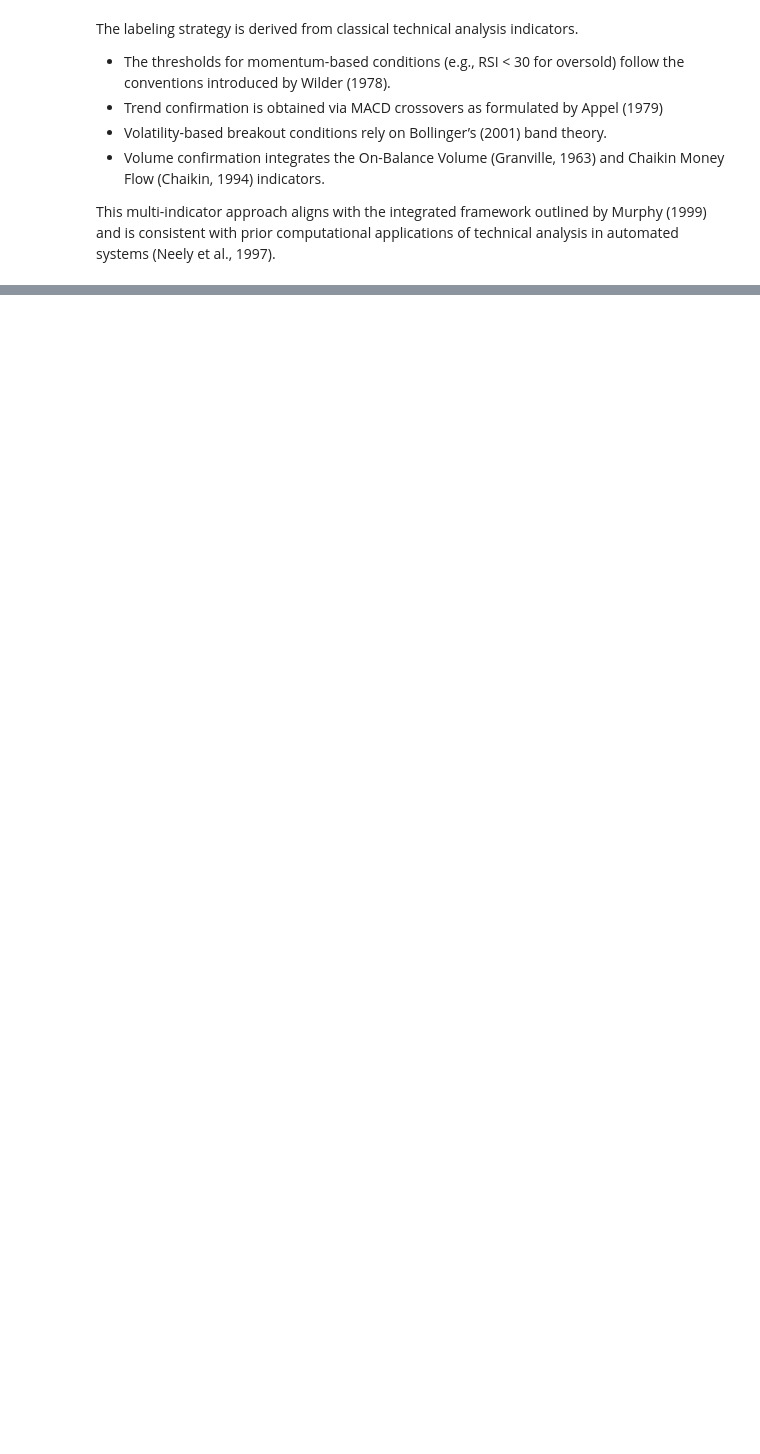
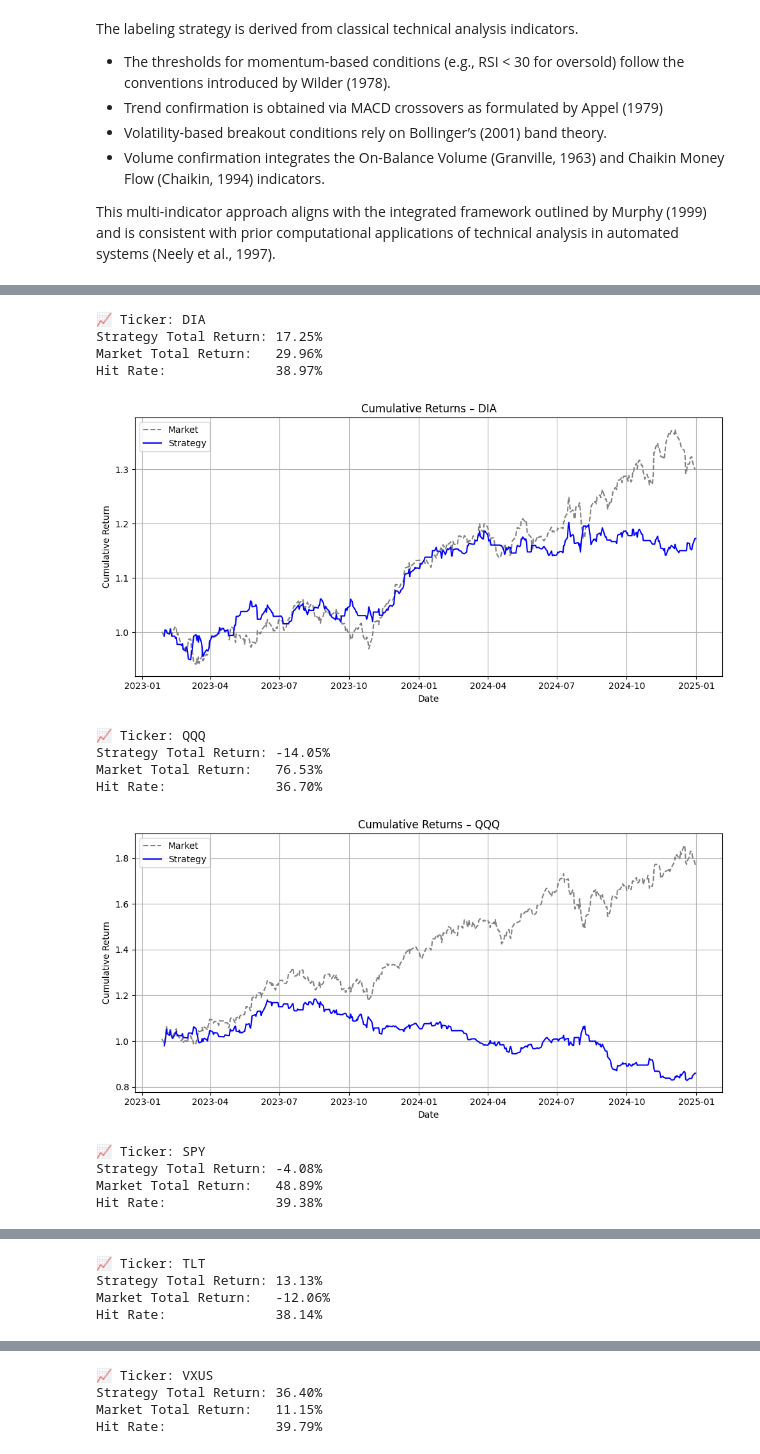
Before and after one commit to HellCatCruiser/AgenticTrader, a Jupyter notebook: data_cleaning/data_cleaning.ipynb, the cells around one changed output, grey strips where cells are left out. Drawn from its saved outputs; the diff is of its cells as text; code cells hidden in the pictures; blank space fills up the shorter version.

```diff
--- a/data_cleaning/data_cleaning.ipynb
+++ b/data_cleaning/data_cleaning.ipynb
@@ -431,0 +607,17 @@ df_working.head(10)
+# %%
+results_2 = backtest_vs_market(df_working)
+# %% [output]
+📈 Ticker: DIA
+Strategy Total Return: 17.25%
+Market Total Return:   29.96%
+Hit Rate:              38.97%
+[figure, added]
+📈 Ticker: QQQ
+Strategy Total Return: -14.05%
+Market Total Return:   76.53%
+Hit Rate:              36.70%
+[figure, added]
+📈 Ticker: SPY
+Strategy Total Return: -4.08%
+Market Total Return:   48.89%
+Hit Rate:              39.38%
@@ -431,0 +625,4 @@ df_working.head(10)
+📈 Ticker: TLT
+Strategy Total Return: 13.13%
+Market Total Return:   -12.06%
+Hit Rate:              38.14%
@@ -431,0 +630,4 @@ df_working.head(10)
+📈 Ticker: VXUS
+Strategy Total Return: 36.40%
+Market Total Return:   11.15%
+Hit Rate:              39.79%
```
Also changed, not shown: parts of 22 cells of this notebook, 2 other files.
